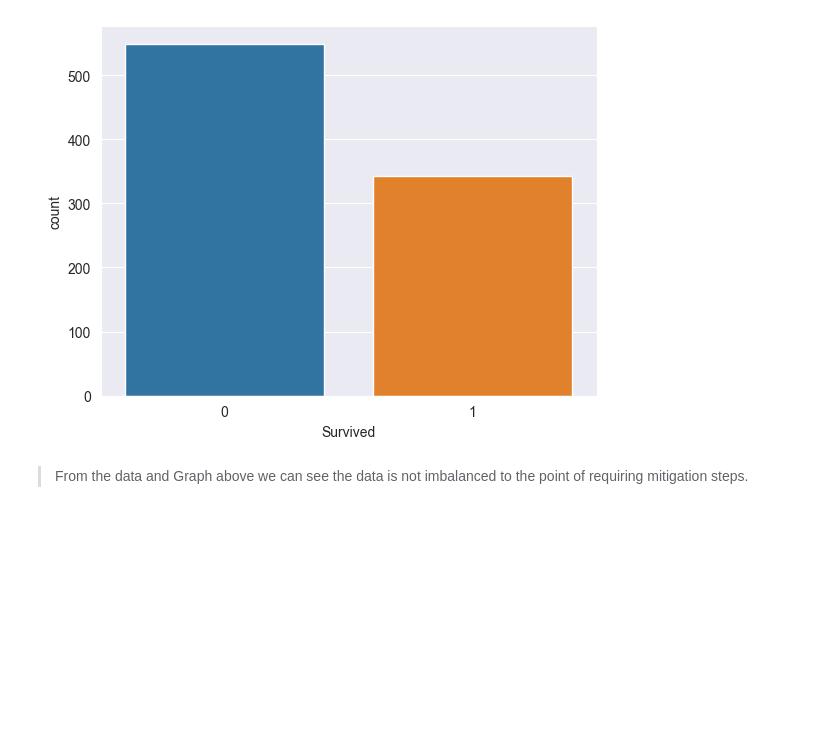
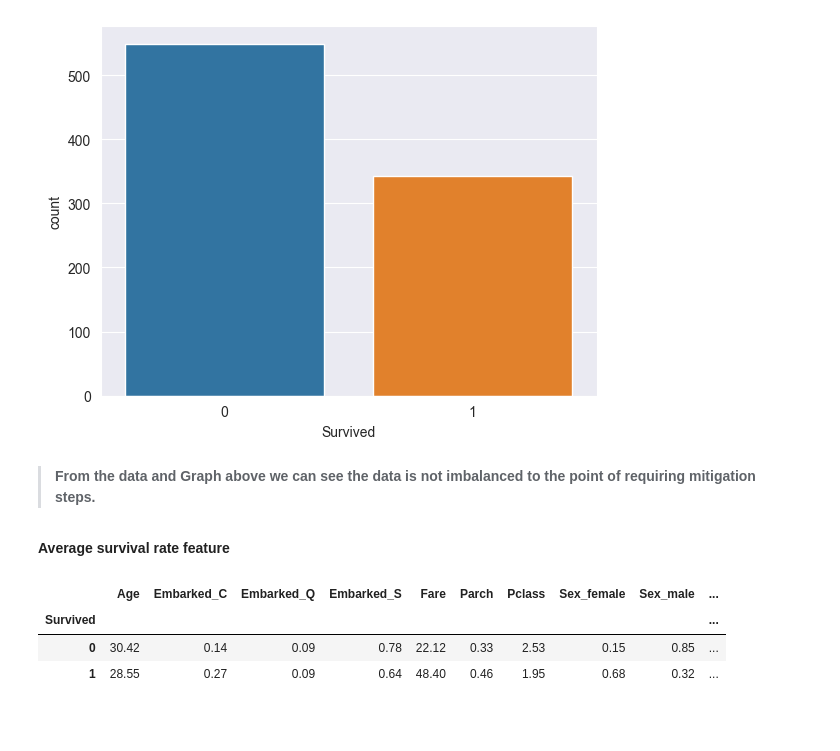
Before and after one commit to KaiLondo/kaggleTitanicData, a Jupyter notebook: titanic.ipynb, the cells around one changed output. Drawn from its saved outputs; the diff is of its cells as text; code cells hidden in the pictures; blank space fills up the shorter version.

```diff
--- a/titanic.ipynb
+++ b/titanic.ipynb
@@ -538,7 +538,18 @@ sns.countplot(x='Survived', data=traindf);
 # %% [output]
 [figure]
 # %% [markdown]
-> From the data  and Graph above we  can see the data is  not imbalanced  to the point of requiring mitigation steps.
+> **From the data  and Graph above we  can see the data is  not imbalanced  to the point of requiring mitigation steps.**
+# %%
+md('**Average survival rate feature**')
+pd.pivot_table(traindf, index='Survived', values=['Survived', 'Pclass', 'Age', 'SibSp', 'Parch', 'Fare', 'Embarked_C', 'Embarked_Q', 'Embarked_S', 'Sex_female', 'Sex_male'], aggfunc=np.mean).round(2)
+# %% [output]
+**Average survival rate feature**
+|  | Age | Embarked_C | Embarked_Q | Embarked_S | Fare | Parch | Pclass | Sex_female | Sex_male | ... |
+| Survived |  |  |  |  |  |  |  |  |  | ... |
+| 0 | 30.42 | 0.14 | 0.09 | 0.78 | 22.12 | 0.33 | 2.53 | 0.15 | 0.85 | ... |
+| 1 | 28.55 | 0.27 | 0.09 | 0.64 | 48.40 | 0.46 | 1.95 | 0.68 | 0.32 | ... |
+# %% [markdown]
+#
 # %%
 from sklearn.model_selection import train_test_split
 from sklearn.linear_model import LogisticRegression
```
Also changed, not shown: parts of 6 cells of this notebook.
